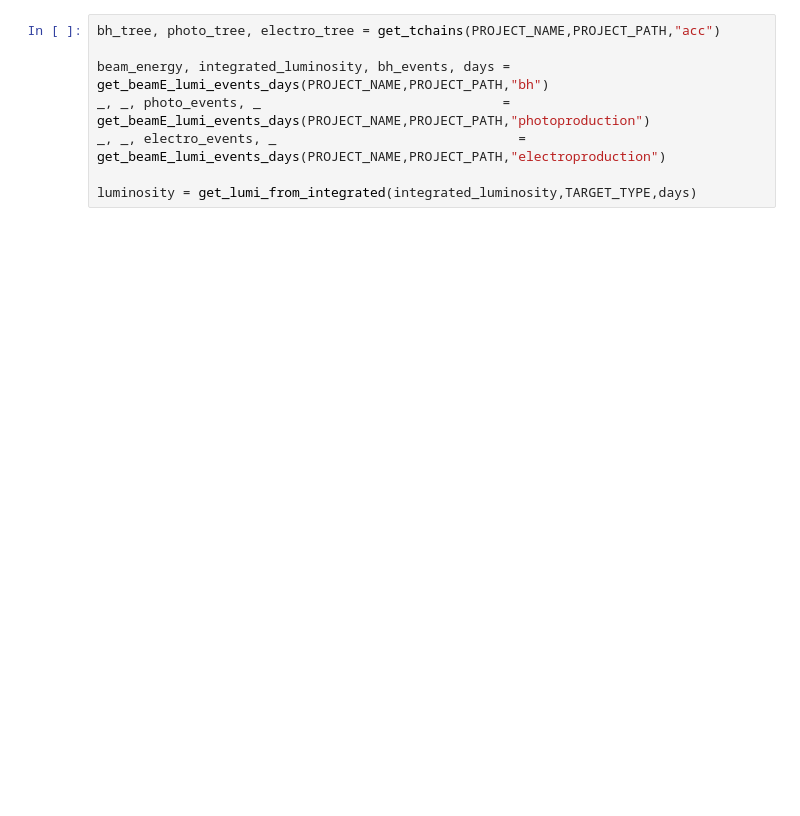
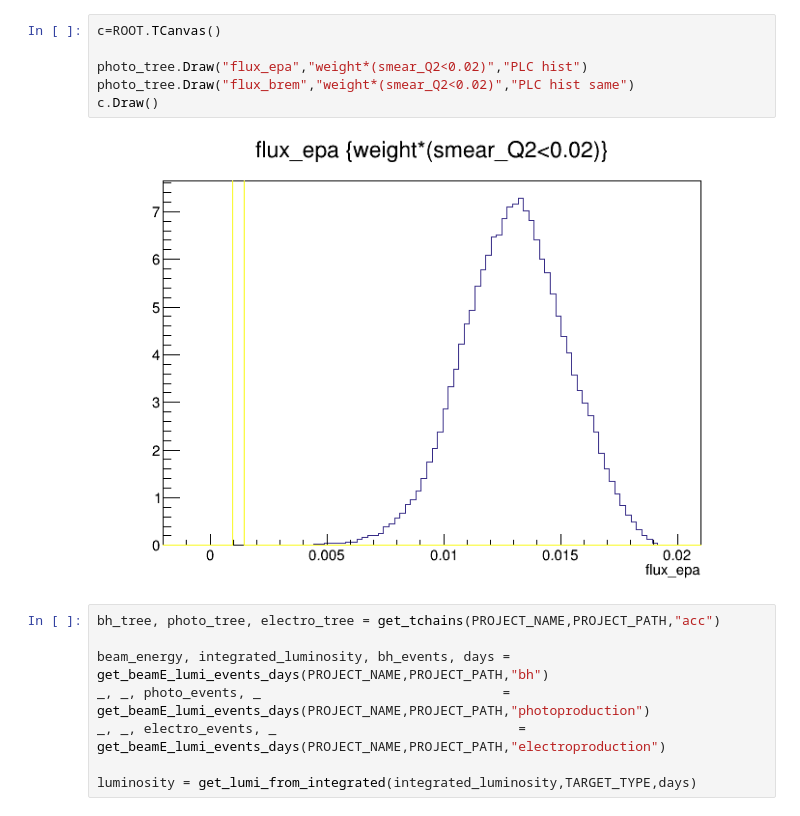
Before and after one commit to Gregtom3/SoLIDThresholdPhysics, a Jupyter notebook: plotting_macros/detected_events.ipynb, the cells around one changed output. Saved outputs shown, nothing was run; the diff lists cells and outputs as text; blank space fills up the shorter version.

```diff
--- a/plotting_macros/detected_events.ipynb
+++ b/plotting_macros/detected_events.ipynb
@@ -22,3 +81,11 @@ except:
+# %%
+c=ROOT.TCanvas()
+
+photo_tree.Draw("flux_epa","weight*(smear_Q2<0.02)","PLC hist")
+photo_tree.Draw("flux_brem","weight*(smear_Q2<0.02)","PLC hist same")
+c.Draw()
+# %% [output]
+[figure, added]
 # %%
 bh_tree, photo_tree, electro_tree = get_tchains(PROJECT_NAME,PROJECT_PATH,"acc")
 
```
Also changed, not shown: parts of 17 cells of this notebook, 11 other files.
